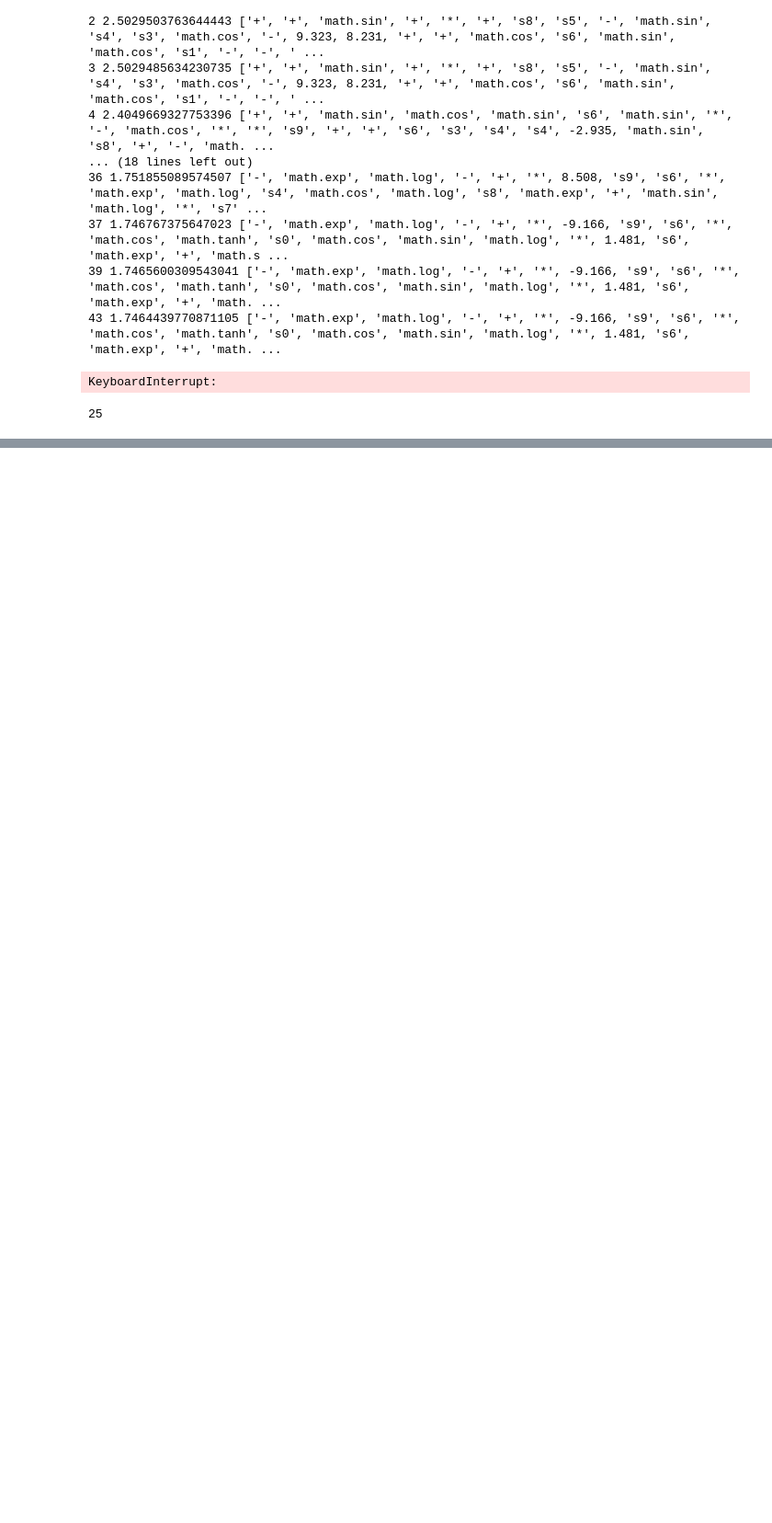
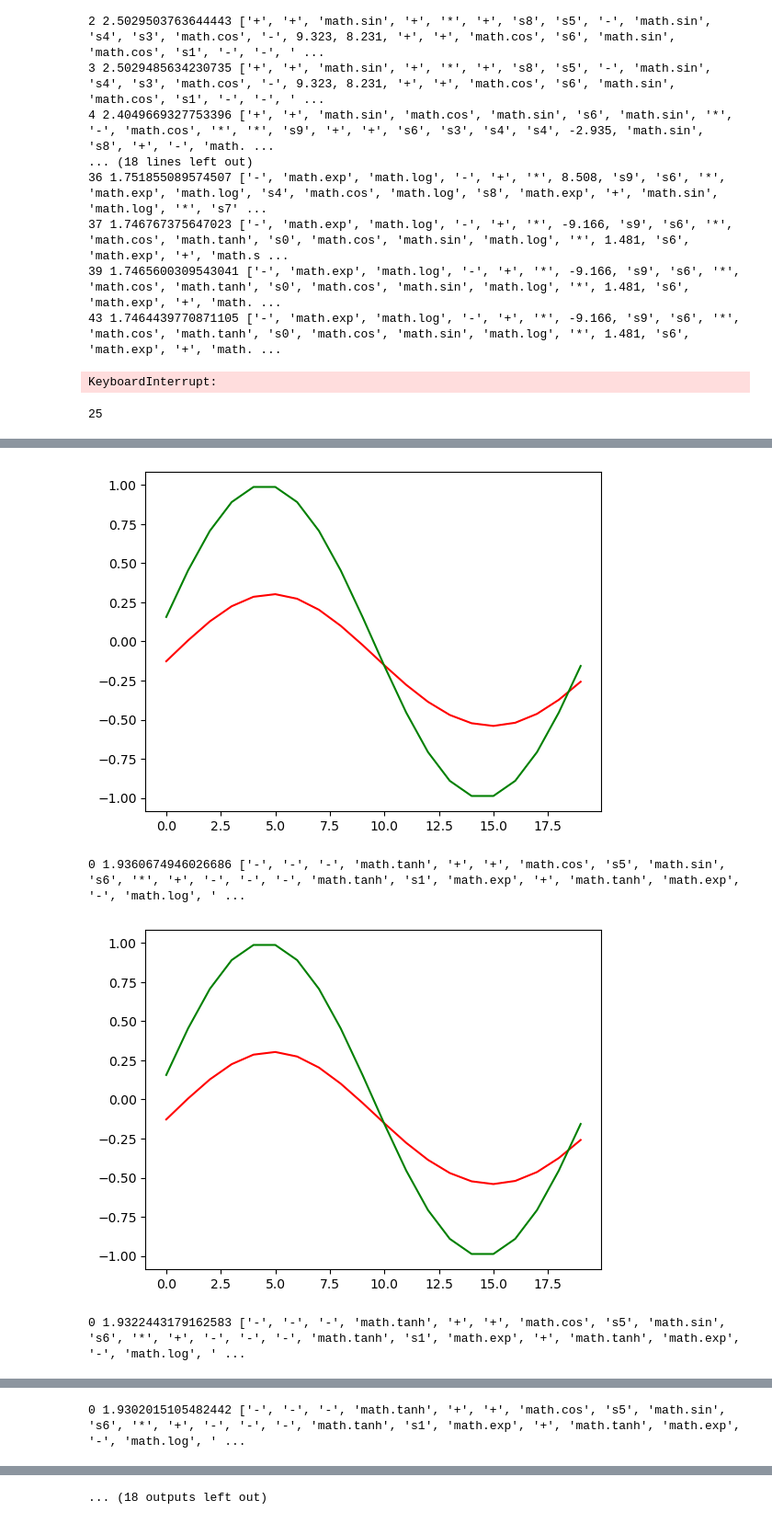
Before and after one commit to retter-berkeley/MLC_PDE, a Jupyter notebook: PDE_MLC.ipynb, the cells around one changed output, grey strips where cells are left out. Shown at 92% size. Saved outputs shown, nothing was run; the diff lists cells and outputs as text; code cells hidden in the pictures; blank space fills up the shorter version.

```diff
--- a/PDE_MLC.ipynb
+++ b/PDE_MLC.ipynb
@@ -1168,13 +1168,13 @@ print(len(a))
 ###Linear full row target, two row control.##########################
 #############################################################
 ####Currently not using gymnasium, need to remove some comments and update gym to use with gymansium###
-
+import matplotlib.pyplot as plt
 #need to update use of gym to account for changes made to accomdate SAC script
 
 #env = gym.make("Diffusion-v0")
 from pde import DiffusionPDE, ScalarField, UnitGrid
 #observation, grid, state0 = env.reset(seed=412) uncomment for use with gym
-grid = pde.CartesianGrid([[0, 5], [0, 5]], [20, 20], periodic=[True, True]) # generate grid, remove if use gym
+grid = pde.CartesianGrid([[0, 1], [0, 1]], [20, 20], periodic=[False, True]) # generate grid, remove if use gym
 state = ScalarField.random_uniform(grid, 0.0, 0.2)  #remove if use gym
 #####notes on using gymnasium with py-pde######
 #observation needs to be full grid area, but number of sensors will probably be less
@@ -1195,7 +1195,7 @@ Pm=0.3 #probably of mutation
 Pc=0.6 #probably of crossover
 
 maxi=500 #set max number of iterations
-dt=0.1 #timestep for iteration
+dt=0.01 #timestep for iteration
 
 
 left_bound=np.full(len(grid.axes_coords[1]), grid.axes_bounds[0][0].item())  #
@@ -1213,18 +1213,20 @@ left_control=np.zeros(grid.shape[1])
 right_control=np.zeros(grid.shape[1])
 # bottom_control=np.zeros(grid.shape[0])
 # top_control=np.zeros(grid.shape[0])
+print(left_bound)
+print(right_bound)
 
 #set up target and evaluation parameters to evaluate reward
-target=2.*np.sin(2*grid.axes_coords[1]*3.14159265)
+target=1.*np.sin(2*grid.axes_coords[1]*3.14159265)
 
 #implement=controller(grid, state, Num_sens) #for using gym
 
-forest=[]
-#generate forest of Ni trees
-for i in range(0,Ni):
-    seed=gp.sapling(10,20,Ns)
-    trial=gp.growTrig(0,2,seed)
-    forest.append(seed)
+# forest=[]
+# #generate forest of Ni trees
+# for i in range(0,Ni):
+#     seed=gp.sapling(10,20,Ns)
+#     trial=gp.growTrig(0,2,seed)
+#     forest.append(seed)
 
 minJ=50000 #set initial "best" cost
 m=0 #iteration counter
@@ -1234,10 +1236,10 @@ state = ScalarField.random_uniform(grid, 0.0, 0.2)
 
 bc_y_left={"value": 0}
 bc_y_right={"value": 0}
-bc_y=[bc_y_left, bc_y_right]
+bc_x=[bc_y_left, bc_y_right]
 bc_y="periodic"
-bc_x="periodic"
-eq = DiffusionPDE(diffusivity=1., bc=[bc_x, bc_y])
+#bc_x="periodic"
+eq = DiffusionPDE(diffusivity=.1, bc=[bc_x, bc_y])
 solver=pde.ExplicitSolver(eq, scheme="euler", adaptive = True)
 #result = eq.solve(state, t_range=dt, adaptive=True, tracker=None)
 stepper=solver.make_stepper(state, dt=1e-3)
@@ -1263,14 +1265,14 @@ while (minJ>1. and m<maxi):
         time1=time.time()
         time1a=process_time()
         t_current=0.
-        for i in range(250):
+        for i in range(150):
             control_name=t.name
             #need to replace each "sensor" value with updated observation
             #will need to also replace x and y values for controller locations, which result in a vector of results
             #one element per controller
             #probably have each controller operate across several cells
             #best to just make an array of control inputs here or in gym and then push to py-pde boundary as value
-            s=state.data[:,9] #change to implemetn state if gym
+            s=state.data[9,:] #change to implemetn state if gym
             #to make control/boundary array, first update algorthim variables with sensor values (1:n-2 variables)
             for j in range(Num_sens):
                 obs_name='s'+str(j)
@@ -1291,13 +1293,13 @@ while (minJ>1. and m<maxi):
                     # holder_bottom=[bottom_bound[l-Num_sens,j].item() if c==obs_name else c for c in holder_bottom]
                     # holder_top=[top_bound[l-Num_sens,j].item() if c==obs_name else c for c in holder_top]
                 k,dummy=gp.evaluate(holder_left)
-                if k>10:  k=10.0
-                elif k<-10:  k=-10.0
+                if k>50:  k=50.0
+                elif k<-50:  k=-50.0
                 left_control[j]=k
 
                 kr,dummy=gp.evaluate(holder_right)
-                if kr>10:  kr=10.0
-                elif kr<-10:  kr=-10.0
+                if kr>50:  kr=50.0
+                elif kr<-50:  kr=-50.0
                 right_control[j]=kr
                 # k,dummy=gp.evaluate(holder_right)
                 # if k>5:  k=5.0
@@ -1327,8 +1329,8 @@ while (minJ>1. and m<maxi):
 
 
             #implement.state.data[:,1]=left_control #uncomment for gym
-            state.data[:,1]=left_control #coordinates will be 1*dx off, so not "leaerning" exact physics
-            #state.data[:,18]=right_control
+            state.data[1,:]=left_control #coordinates will be 1*dx off, so not "leaerning" exact physics
+            state.data[18,:]=right_control
             start=time.time()
 
             t_current=stepper(state, t_current, t_current+dt)
@@ -1336,13 +1338,16 @@ while (minJ>1. and m<maxi):
             t_check=time.time()-start
             result=state
 
-            reward=(state.data[:,9]-target)**2
+            reward=(state.data[9,:]-target)**2
             reward=1*math.sqrt(np.sum(np.sum(reward)))
-            if reward<1.0: #if average less than about 0.1 difference from target, consider done
-                reward+=-500
+            if reward<0.5: #if average less than about 0.1 difference from target, consider done
+                reward+=-50
                 break
             if len(t.name)>125:
-                reward+=10
+                reward+=30
+            if np.max(state.data)>50 or np.min(state.data)<-50:
+                reward+=100
+                print('diverge')
             if t_check>max_t and i>3:
                 #print(t_check, m, nt, i)
                 max_t=t_check
@@ -1361,6 +1366,10 @@ while (minJ>1. and m<maxi):
             minJ=t.total
             bestTree=t.name
             print(m, minJ, bestTree)
+            plt.plot(state.data[9,:], 'r') # plotting t, a separately
+            #plt.plot(state.data[:,9], 'b') # plotting t, b separately
+            plt.plot(target, 'g') # plotting t, c separately
+            plt.show()
 #either "tournament" or reseed random half of the forest
     #uncomment below for reseed random half of forest
 
@@ -1392,0 +1394,4 @@ while (minJ>1. and m<maxi):
+[figure, added]
+0 1.9360674946026686 ['-', '-', '-', 'math.tanh', '+', '+', 'math.cos', 's5', 'math.sin', 's6', '*', '+', '-', '-', '-', 'math.tanh', 's1', 'math.exp', '+', 'math.tanh', 'math.exp', '-', 'math.log', ' ...
+[figure, added]
+0 1.9322443179162583 ['-', '-', '-', 'math.tanh', '+', '+', 'math.cos', 's5', 'math.sin', 's6', '*', '+', '-', '-', '-', 'math.tanh', 's1', 'math.exp', '+', 'math.tanh', 'math.exp', '-', 'math.log', ' ...
@@ -1392,0 +1399 @@ while (minJ>1. and m<maxi):
+0 1.9302015105482442 ['-', '-', '-', 'math.tanh', '+', '+', 'math.cos', 's5', 'math.sin', 's6', '*', '+', '-', '-', '-', 'math.tanh', 's1', 'math.exp', '+', 'math.tanh', 'math.exp', '-', 'math.log', ' ...
@@ -1392,0 +1409 @@ while (minJ>1. and m<maxi):
+... (18 outputs left out)
```
Also changed, not shown: parts of 3 cells of this notebook, 1 other file.
